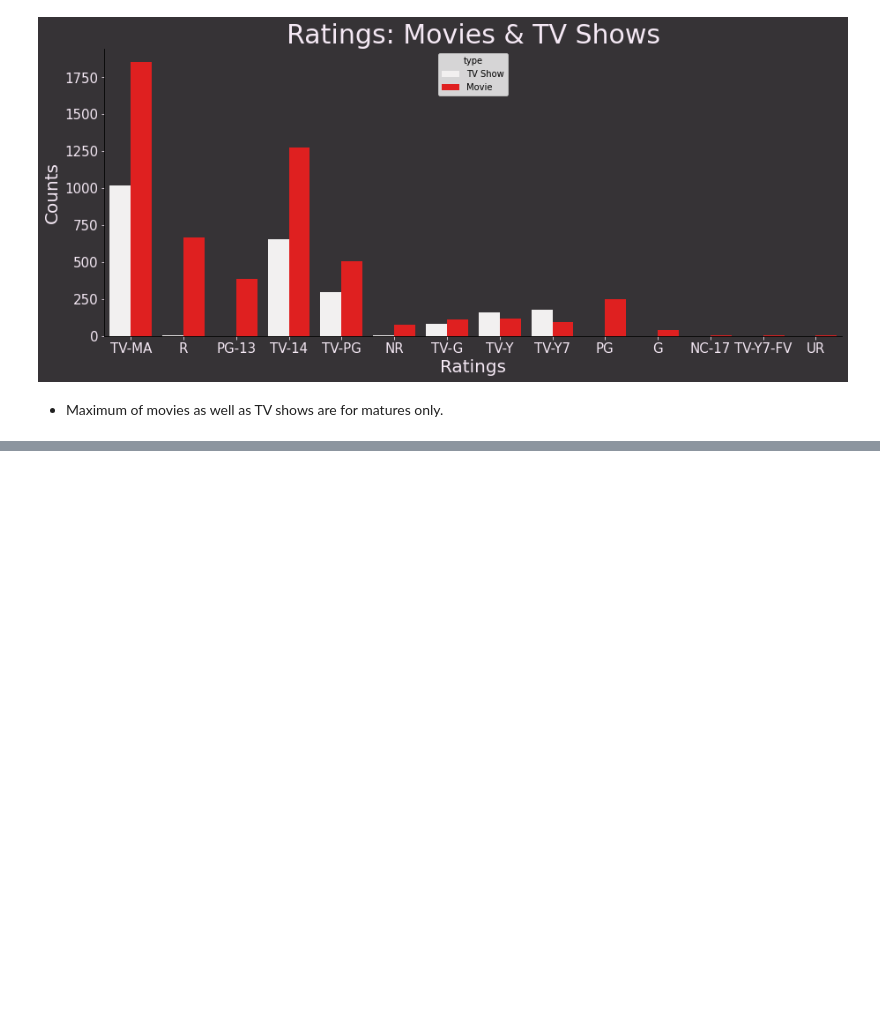
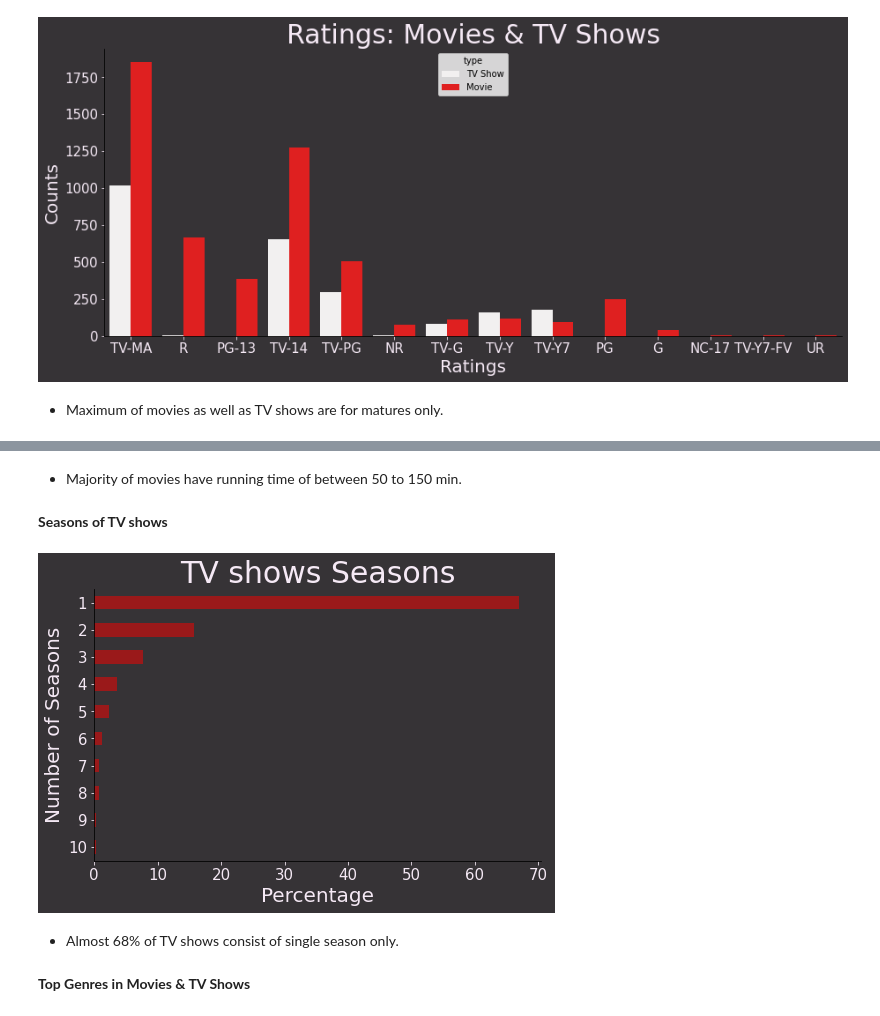
Before and after one commit to AkashK18/-NETFLIX-MOVIES-AND-TV-SHOWS-CLUSTERING, a Jupyter notebook: Netflix_&_TV_Shows.ipynb, the cells around one changed output, grey strips where cells are left out. Cells and saved outputs as stored; diff of their text form; code cells hidden in the pictures; blank space fills up the shorter version.

```diff
--- a/Netflix_&_TV_Shows.ipynb
+++ b/Netflix_&_TV_Shows.ipynb
@@ -447,0 +511,26 @@ ax.spines['left'].set_visible(True)
+# %% [markdown]
+
+
+*   Majority of movies have running time of between 50 to 150 min.
+# %% [markdown]
+**Seasons of TV shows**
+# %%
+fig, ax = plt.subplots(figsize=(8,5), facecolor="#363336")
+ax.patch.set_facecolor('#363336')
+(tv_df['duration'].value_counts().sort_values()/tv_df.shape[0]*100)[-10:].plot(kind='barh', ax=ax, color='red', alpha=0.5)
+ax.tick_params(axis='x', colors='#F5E9F5', labelsize=15)
+ax.tick_params(axis='y', colors='#F5E9F5', labelsize=15)
+ax.set_xlabel("Percentage", color='#F5E9F5', fontsize=20)
+ax.set_ylabel("Number of Seasons", color='#F5E9F5', fontsize=20)
+ax.set_title("TV shows Seasons", color='#F5E9F5', fontsize=30)
+ax.spines['right'].set_visible(False)
+ax.spines['top'].set_visible(False)
+ax.spines['left'].set_visible(True)
+# %% [output]
+[figure, added]
+# %% [markdown]
+
+
+*   Almost 68% of TV shows consist of single season only.
+# %% [markdown]
+**Top Genres in Movies & TV Shows**
```
Also changed, not shown: parts of 36 cells of this notebook.
